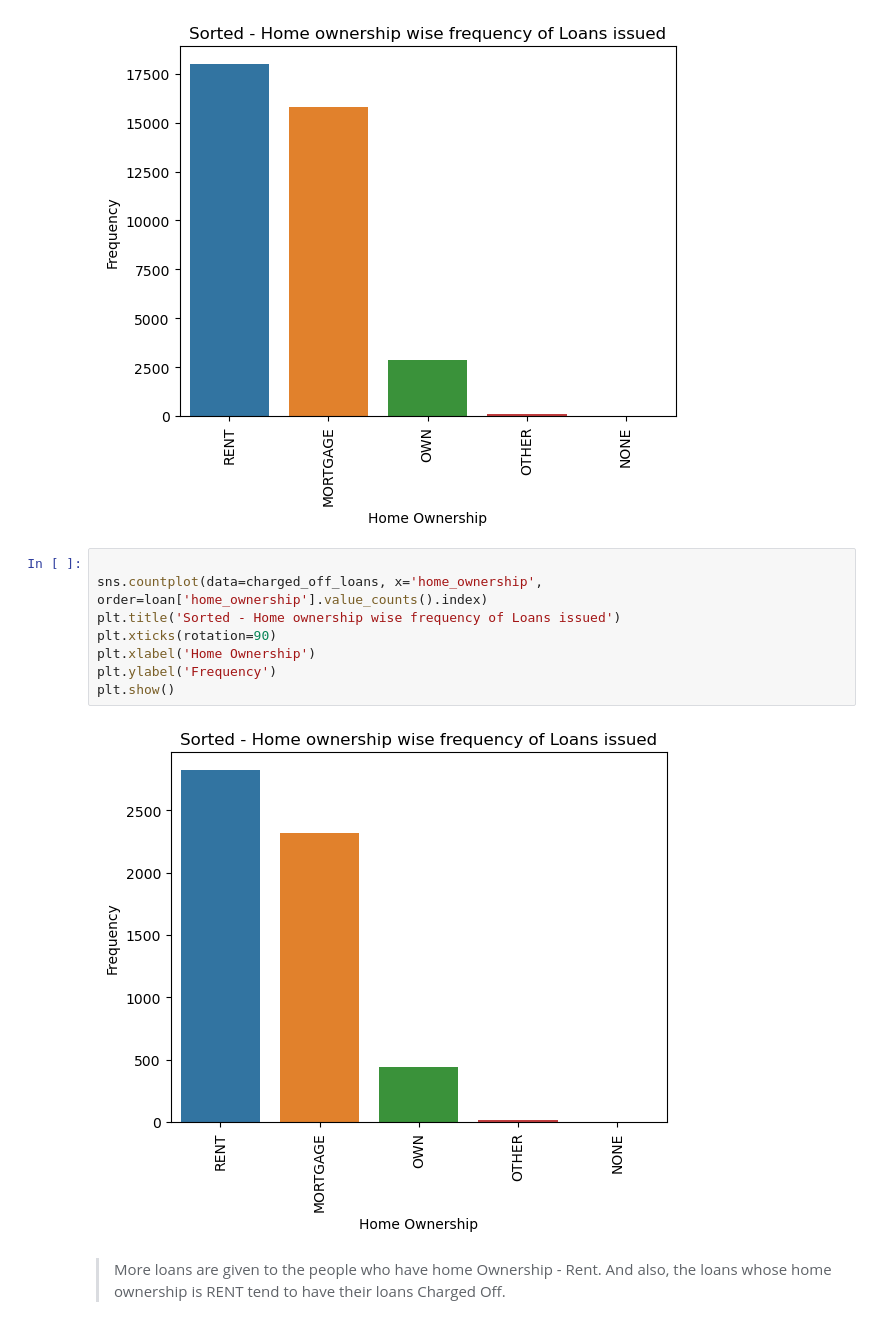
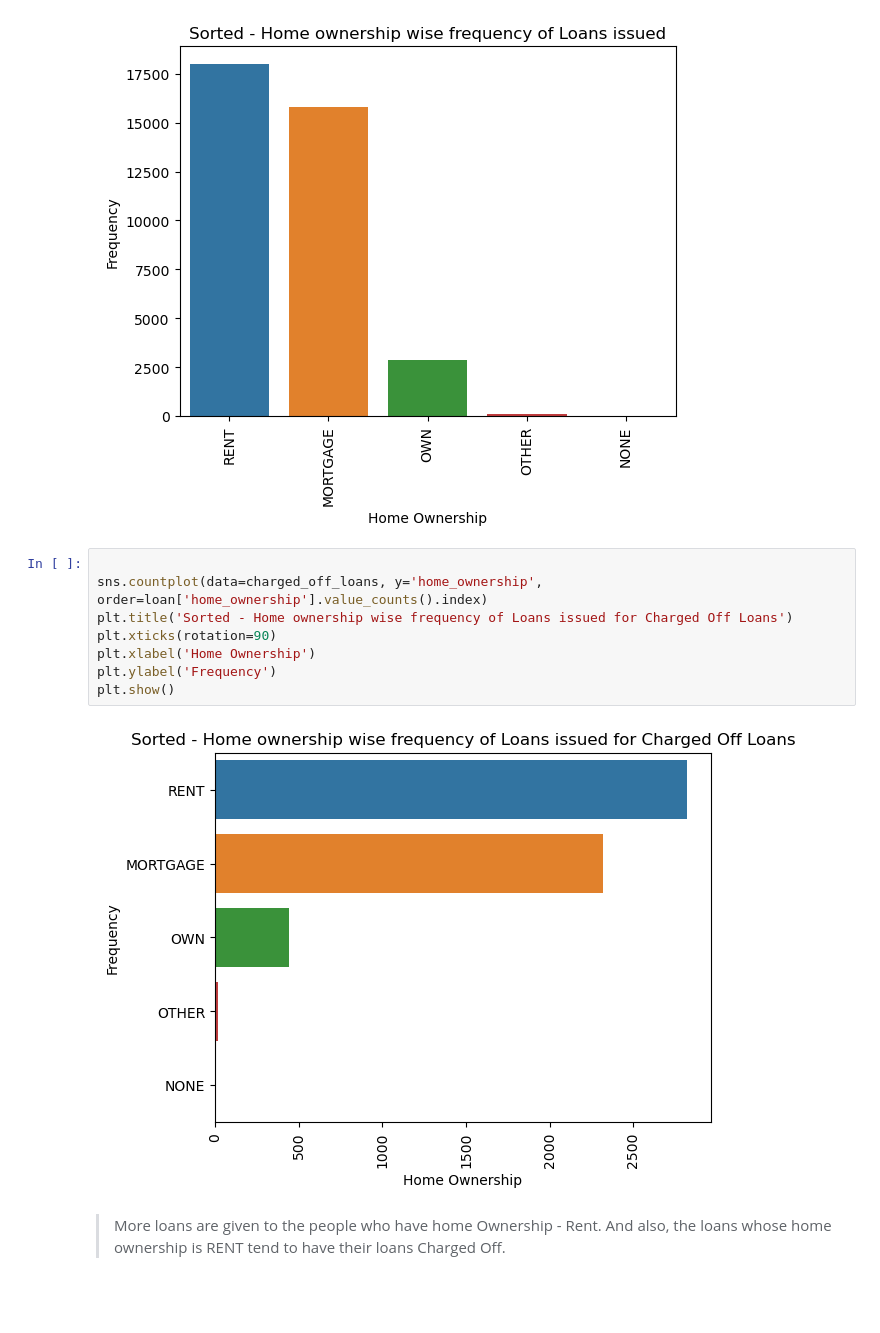
Before and after one commit to Vasista-Eranki/LendingClubCaseStudy, a Jupyter notebook: LendingClubCaseStudy.ipynb, the cells around one changed output. Drawn from its saved outputs; the diff is of its cells as text; blank space fills up the shorter version.

```diff
--- a/LendingClubCaseStudy.ipynb
+++ b/LendingClubCaseStudy.ipynb
@@ -585,14 +587,14 @@ plt.show()
 [figure]
 # %%
 
-sns.countplot(data=charged_off_loans, x='home_ownership', order=loan['home_ownership'].value_counts().index)
-plt.title('Sorted - Home ownership wise frequency of Loans issued')
+sns.countplot(data=charged_off_loans, y='home_ownership', order=loan['home_ownership'].value_counts().index)
+plt.title('Sorted - Home ownership wise frequency of Loans issued for Charged Off Loans')
 plt.xticks(rotation=90)
 plt.xlabel('Home Ownership')
 plt.ylabel('Frequency')
 plt.show()
 # %% [output]
-[figure, old version]
+[figure, new version]
 # %% [markdown]
 > More loans are given to the people who have home Ownership - Rent. And also, the loans whose home ownership is RENT tend to have their loans Charged Off.
 # %%
```
Also changed, not shown: parts of 8 cells of this notebook, 1 other file.
